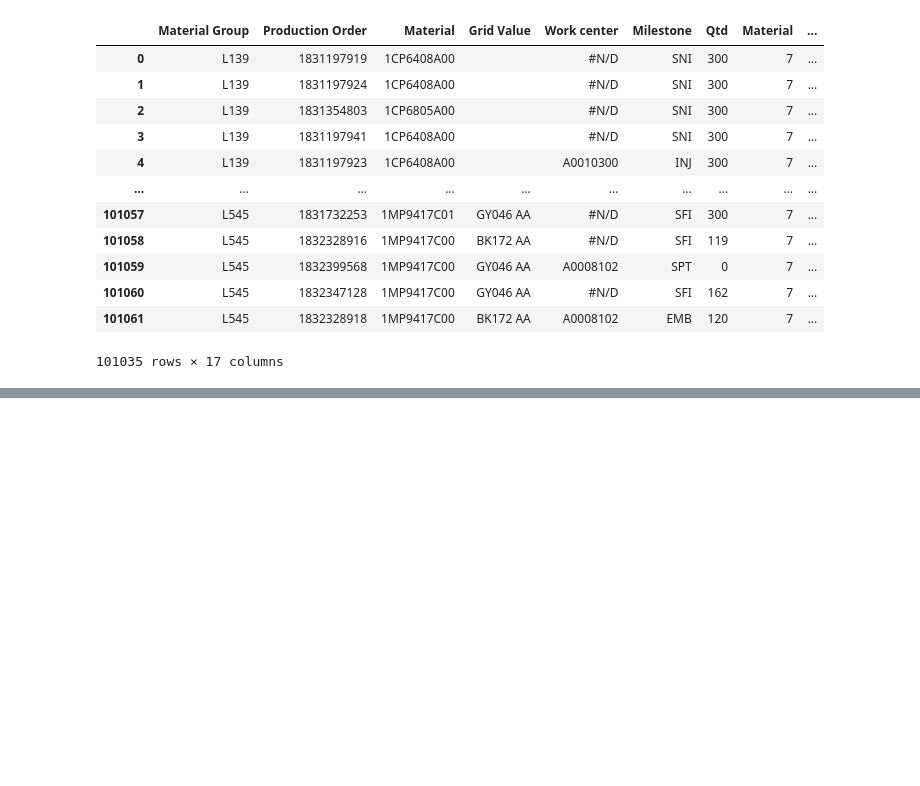
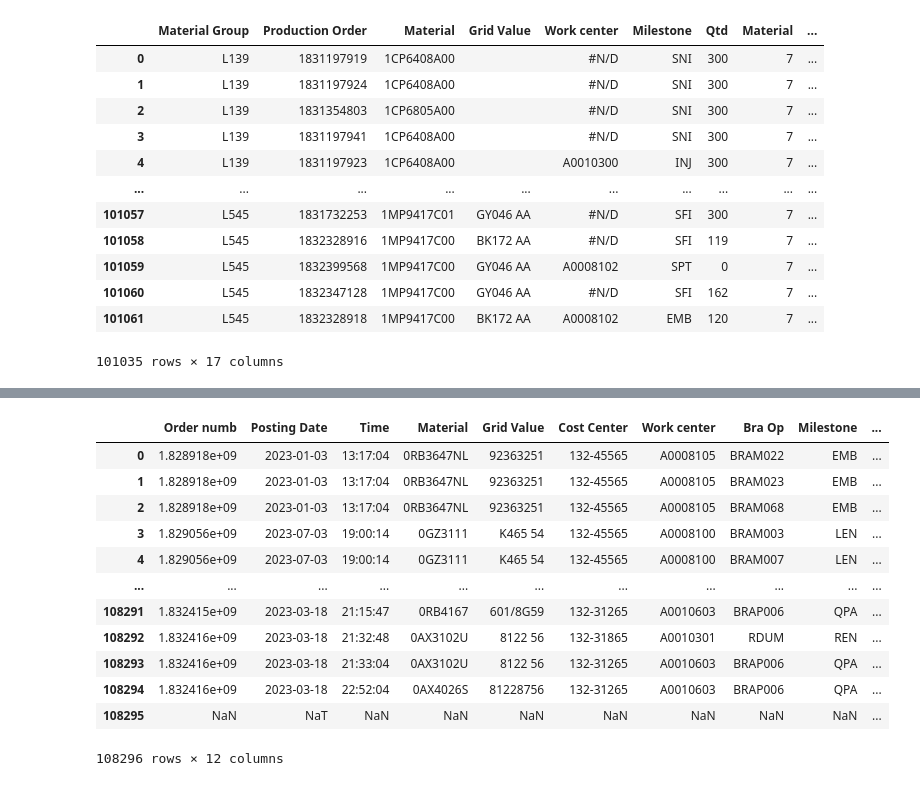
Before and after one commit to LuanViana/TG1, a Jupyter notebook: data_processing.ipynb, the cells around one changed output, grey strips where cells are left out. Drawn from its saved outputs; the diff is of its cells as text; code cells hidden in the pictures; blank space fills up the shorter version.

```diff
--- a/data_processing.ipynb
+++ b/data_processing.ipynb
@@ -70,0 +88,18 @@ df_wtyor.dropna()
+# %%
+df_stdhours['Posting Date'] = pd.to_datetime(df_stdhours['Posting Date'])
+# %%
+df_stdhours
+# %% [output]
+|  | Order numb | Posting Date | Time | Material | Grid Value | Cost Center | Work center | Bra Op | Milestone | ... |
+| 0 | 1.828918e+09 | 2023-01-03 | 13:17:04 | 0RB3647NL | 92363251 | 132-45565 | A0008105 | BRAM022 | EMB | ... |
+| 1 | 1.828918e+09 | 2023-01-03 | 13:17:04 | 0RB3647NL | 92363251 | 132-45565 | A0008105 | BRAM023 | EMB | ... |
+| 2 | 1.828918e+09 | 2023-01-03 | 13:17:04 | 0RB3647NL | 92363251 | 132-45565 | A0008105 | BRAM068 | EMB | ... |
+| 3 | 1.829056e+09 | 2023-07-03 | 19:00:14 | 0GZ3111 | K465 54 | 132-45565 | A0008100 | BRAM003 | LEN | ... |
+| 4 | 1.829056e+09 | 2023-07-03 | 19:00:14 | 0GZ3111 | K465 54 | 132-45565 | A0008100 | BRAM007 | LEN | ... |
+| ... | ... | ... | ... | ... | ... | ... | ... | ... | ... | ... |
+| 108291 | 1.832415e+09 | 2023-03-18 | 21:15:47 | 0RB4167 | 601/8G59 | 132-31265 | A0010603 | BRAP006 | QPA | ... |
+| 108292 | 1.832416e+09 | 2023-03-18 | 21:32:48 | 0AX3102U | 8122 56 | 132-31865 | A0010301 | RDUM | REN | ... |
+| 108293 | 1.832416e+09 | 2023-03-18 | 21:33:04 | 0AX3102U | 8122 56 | 132-31265 | A0010603 | BRAP006 | QPA | ... |
+| 108294 | 1.832416e+09 | 2023-03-18 | 22:52:04 | 0AX4026S | 81228756 | 132-31265 | A0010603 | BRAP006 | QPA | ... |
+| 108295 | NaN | NaT | NaN | NaN | NaN | NaN | NaN | NaN | NaN | ... |
+108296 rows × 12 columns
```
Also changed, not shown: parts of 2 cells of this notebook.
